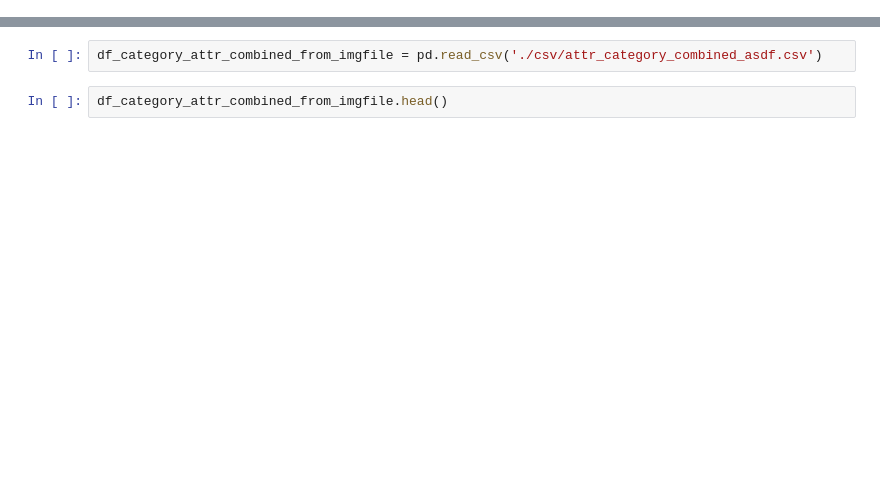
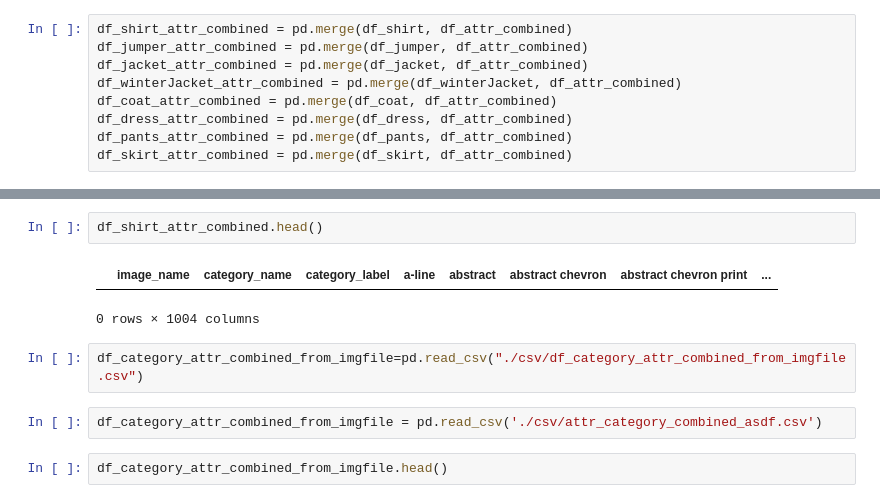
Before and after one commit to starsuzi/deep-fashion, a Jupyter notebook: Untitled1.ipynb, the cells around one changed output, grey strips where cells are left out. Saved outputs shown, nothing was run; the diff lists cells and outputs as text; blank space fills up the shorter version.

```diff
--- a/Untitled1.ipynb
+++ b/Untitled1.ipynb
@@ -4,0 +34,9 @@ import csv
+# %%
+df_shirt_attr_combined = pd.merge(df_shirt, df_attr_combined)
+df_jumper_attr_combined = pd.merge(df_jumper, df_attr_combined)
+df_jacket_attr_combined = pd.merge(df_jacket, df_attr_combined)
+df_winterJacket_attr_combined = pd.merge(df_winterJacket, df_attr_combined)
+df_coat_attr_combined = pd.merge(df_coat, df_attr_combined)
+df_dress_attr_combined = pd.merge(df_dress, df_attr_combined)
+df_pants_attr_combined = pd.merge(df_pants, df_attr_combined)
+df_skirt_attr_combined = pd.merge(df_skirt, df_attr_combined)
@@ -5,3 +62,10 @@ import csv
+# %%
+df_shirt_attr_combined.head()
+# %% [output]
+|  | image_name | category_name | category_label | a-line | abstract | abstract chevron | abstract chevron print | ... |
+0 rows × 1004 columns
+# %%
+df_category_attr_combined_from_imgfile=pd.read_csv("./csv/df_category_attr_combined_from_imgfile.csv")
 # %%
 df_category_attr_combined_from_imgfile = pd.read_csv('./csv/attr_category_combined_asdf.csv')
 # %%
```
Also changed, not shown: parts of 13 cells of this notebook, 11 other files.
